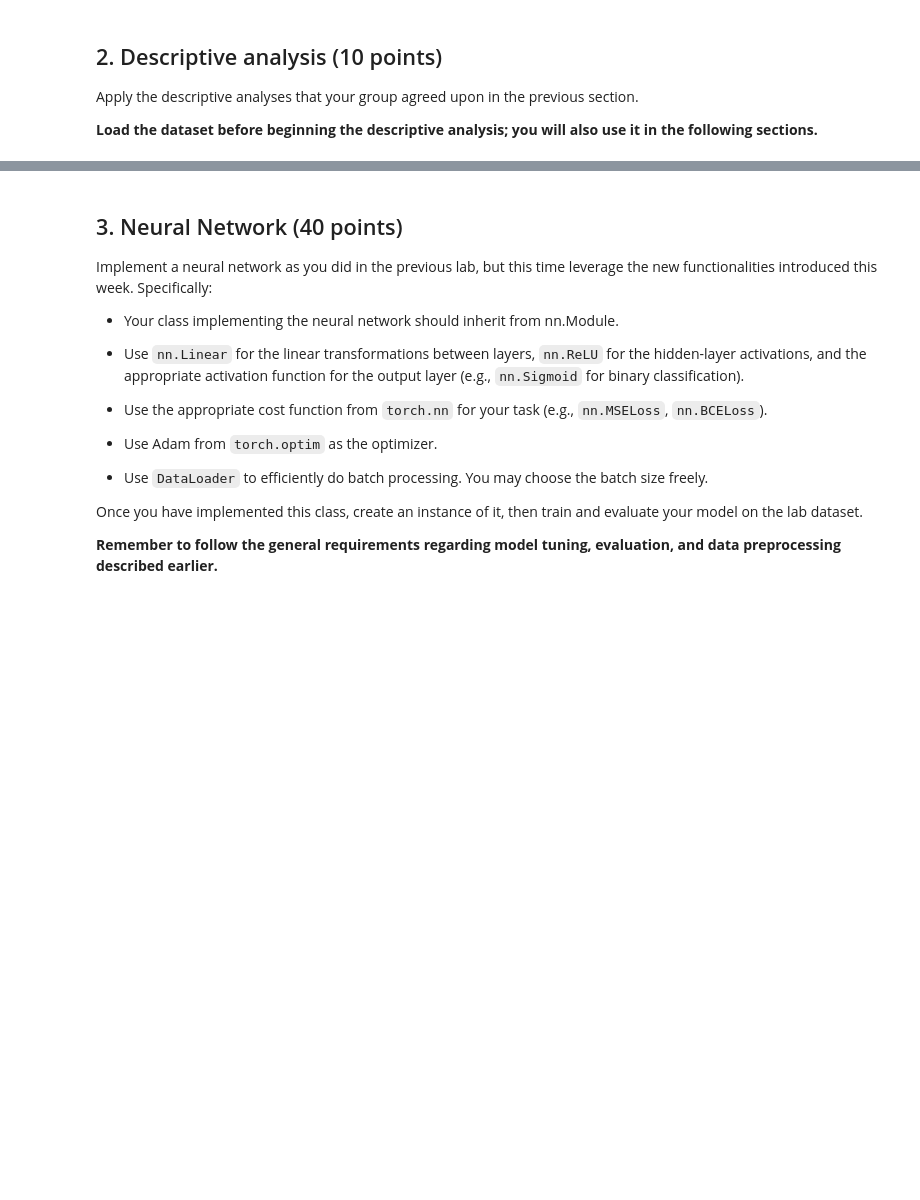
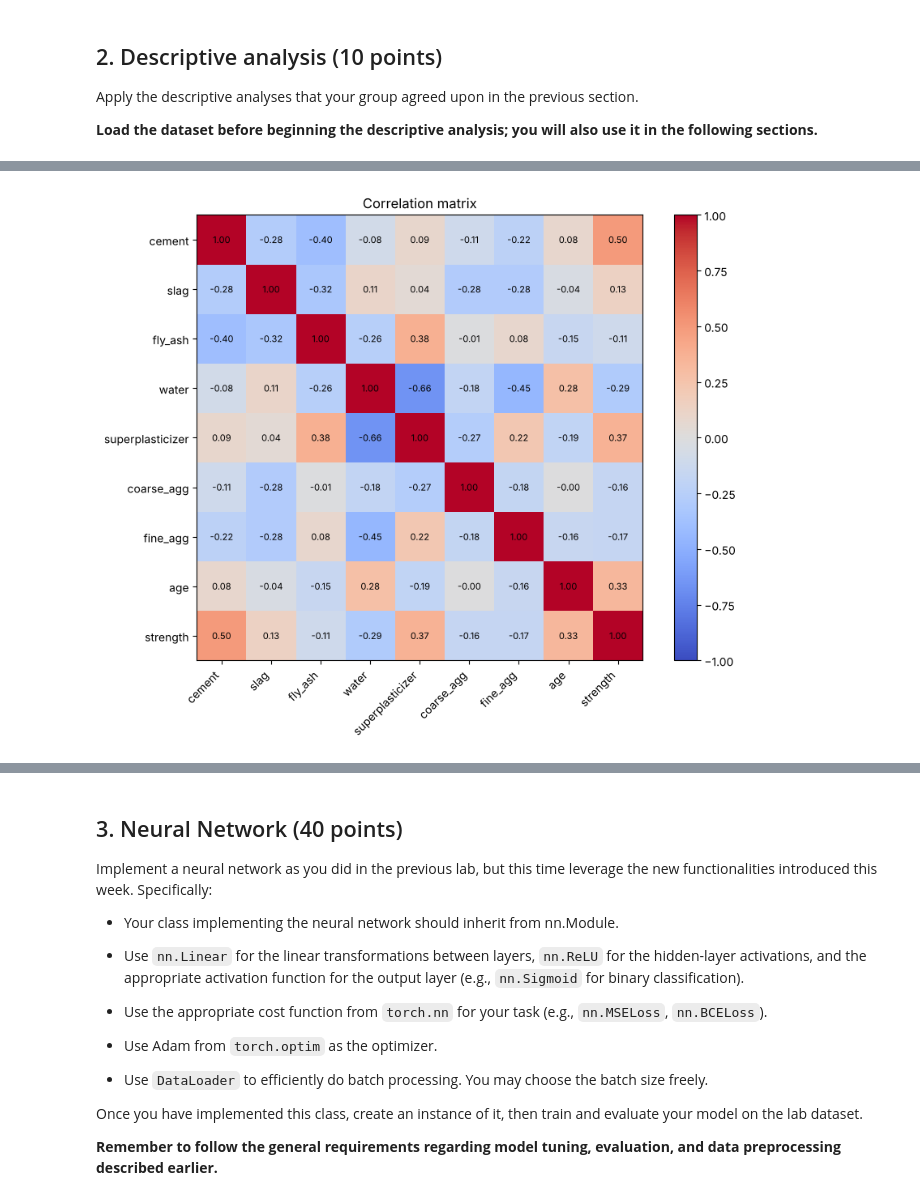
Before and after one commit to AudreyStelle/ML-Lab-3-Non-linear-Dimensionality-Reduction---t-SNE-and-UMAP, a Jupyter notebook: 05-neural-networks-real-data.ipynb, the cells around one changed output, grey strips where cells are left out. Cells and saved outputs as stored; diff of their text form; code cells hidden in the pictures; blank space fills up the shorter version.

```diff
--- a/05-neural-networks-real-data.ipynb
+++ b/05-neural-networks-real-data.ipynb
@@ -69,0 +189,18 @@ Apply the descriptive analyses that your group agreed upon in the previous secti
+# %%
+# correlation between every pair of variables
+corr_matrix = df.corr()
+fig, ax = plt.subplots(figsize=(9, 7))
+im = ax.imshow(corr_matrix, cmap="coolwarm", vmin=-1, vmax=1)
+fig.colorbar(im)
+ax.set_xticks(range(len(df.columns)))
+ax.set_xticklabels(df.columns, rotation=45, ha="right")
+ax.set_yticks(range(len(df.columns)))
+ax.set_yticklabels(df.columns)
+for i in range(len(df.columns)):
+    for j in range(len(df.columns)):
+        ax.text(j, i, f"{corr_matrix.iloc[i, j]:.2f}", ha="center", va="center", fontsize=8)
+ax.set_title("Correlation matrix")
+plt.tight_layout()
+plt.show()
+# %% [output]
+[figure, added]
```
Also changed, not shown: parts of 19 cells of this notebook, 1 other file.
